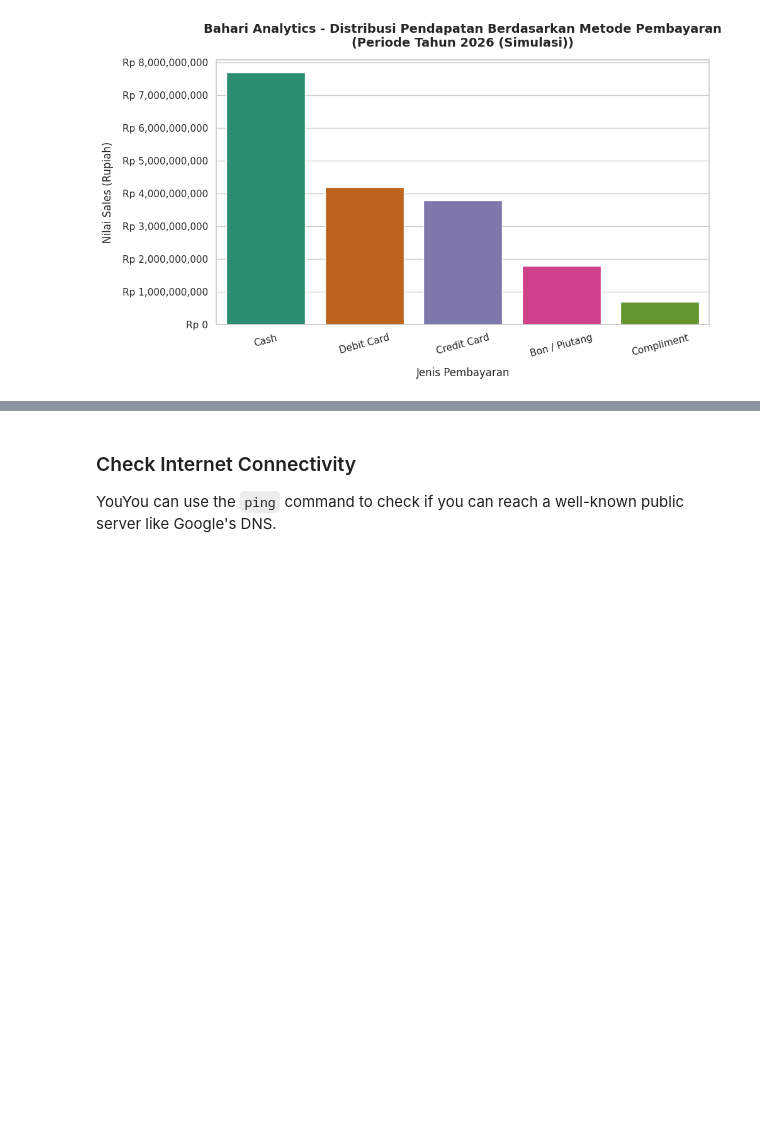
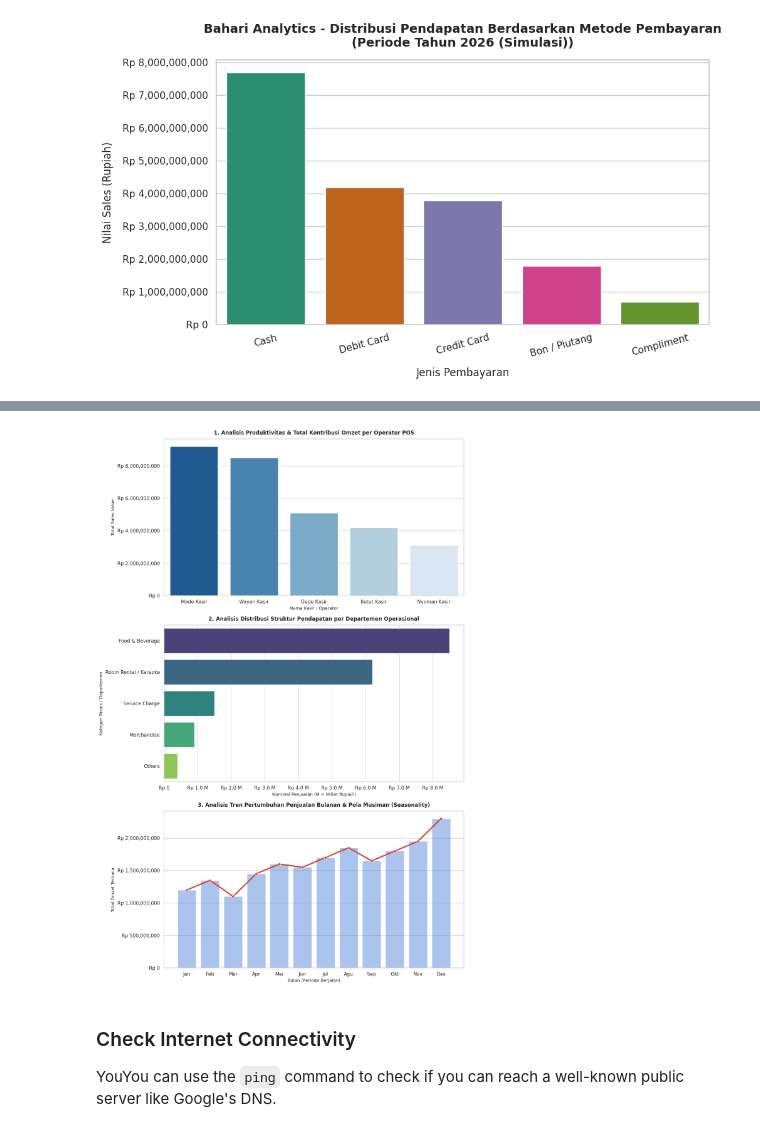
Before and after one commit to silayoga/bahari-analytics-portfolio, a Jupyter notebook: New_Bahari_Analitycs.ipynb, the cells around one changed output, grey strips where cells are left out. Cells and saved outputs as stored; diff of their text form; code cells hidden in the pictures; blank space fills up the shorter version.

```diff
--- a/New_Bahari_Analitycs.ipynb
+++ b/New_Bahari_Analitycs.ipynb
@@ -201,0 +450,98 @@ plt.show()
+# %%
+import pandas as pd
+import matplotlib.pyplot as plt
+import seaborn as sns
+import matplotlib.ticker as ticker
+from sqlalchemy import create_engine
+
+print("=== GENERATING STRATEGIC EXECUTIVE PORTFOLIO ANALYTICS (FIXED LAYOUT) ===")
+
+# Credentials Cloud Database
+DB_URL = "postgresql://postgres:KPRqqnOixuy4evRf@db.ckezmybqqfngouvzvaym.supabase.co:6543/postgres"
+
+# Setup Framework Data Hibrida
+try:
+    engine = create_engine(DB_URL, connect_args={"gssencmode": "disable"})
+    df_transaksi = pd.read_sql("SELECT * FROM v_transaksi_pos_supabase", engine)
+    df_pembayaran = pd.read_sql("SELECT * FROM v_data_pembayaran", engine)
+    print("Status: Connected to Supabase Cloud Engine. Processing live tables...")
+
+except Exception as e:
+    print("Status: Outbound cloud connection unreachable. Activating portfolio simulation sandbox...")
+
+    # SETUP MOCK DATA BERBASIS FIELD RIIL KASIR
+    mock_revenue_kasir = {
+        'nama_kasir': ['Ketut Kasir', 'Wayan Kasir', 'Gede Kasir', 'Made Kasir', 'Nyoman Kasir'],
+        'total_omzet': [4200000000, 8500000000, 5100000000, 9200000000, 3100000000]
+    }
+
+    mock_trend_bulanan = {
+        'bulan': ['Jan', 'Feb', 'Mar', 'Apr', 'Mei', 'Jun', 'Jul', 'Agu', 'Sep', 'Okt', 'Nov', 'Des'],
+        'total_sales': [1200000000, 1350000000, 1100000000, 1450000000, 1600000000, 1550000000, 1700000000, 1850000000, 1650000000, 1800000000, 1950000000, 2300000000]
+    }
+
+    mock_kategori = {
+        'kategori_bisnis': ['Food & Beverage', 'Room Rental / Karaoke', 'Service Charge', 'Merchandise', 'Others'],
+        'nominal_revenue': [8500000000, 6200000000, 1500000000, 900000000, 400000000]
+    }
+
+    df_rev_kasir = pd.DataFrame(mock_revenue_kasir)
+    df_trend = pd.DataFrame(mock_trend_bulanan)
+    df_kat = pd.DataFrame(mock_kategori)
+
+# ====================================================
+# 2. PROSES GENERATE KANVAS MULTI-GRAFIK (3 SUBPLOTS)
+# ====================================================
+fig, axes = plt.subplots(3, 1, figsize=(12, 18))
+sns.set_theme(style="whitegrid")
+
+# Formatter 1: Format Rupiah Standar Lengkap
+formatter_rp = ticker.FuncFormatter(lambda y, pos: f'Rp {y:,.0f}')
+
+# Formatter 2: Format Ringkas Miliar (M) untuk menghindari teks bertabrakan
+formatter_miliar = ticker.FuncFormatter(lambda x, pos: f'Rp {x*1e-9:.1f} M' if x > 0 else 'Rp 0')
+
+# --- CHART 1: PRODUKTIVITAS OMZET PER KASIR ---
+df_rev_kasir = df_rev_kasir.sort_values(by='total_omzet', ascending=False)
+sns.barplot(
+    x='nama_kasir',
+    y='total_omzet',
+    data=df_rev_kasir,
+    palette='Blues_r',
+    hue='nama_kasir',
+    legend=False,
+    ax=axes[0]
+)
+axes[0].yaxis.set_major_formatter(formatter_rp)
+axes[0].set_title('1. Analisis Produktivitas & Total Kontribusi Omzet per Operator POS', fontsize=12, weight='bold', pad=10)
+axes[0].set_xlabel('Nama Kasir / Operator', fontsize=10)
+axes[0].set_ylabel('Total Sales Value', fontsize=10)
+
+# --- CHART 2: DISTRIBUSI REVENUE PER KATEGORI BISNIS (TEROPTIMALKAN) ---
+df_kat = df_kat.sort_values(by='nominal_revenue', ascending=False)
+sns.barplot(
+    x='nominal_revenue',
+    y='kategori_bisnis',
+    data=df_kat,
+    palette='viridis',
+    hue='kategori_bisnis',
+    legend=False,
+    ax=axes[1]
+)
+# Solusi Utama: Menggunakan formatter ringkas "Miliar" agar label bersih & profesional
+axes[1].xaxis.set_major_formatter(formatter_miliar)
+axes[1].set_title('2. Analisis Distribusi Struktur Pendapatan per Departemen Operasional', fontsize=12, weight='bold', pad=10)
+axes[1].set_xlabel('Nominal Penjualan (M = Miliar Rupiah)', fontsize=10)
+axes[1].set_ylabel('Kategori Bisnis / Departemen', fontsize=10)
+
+# --- CHART 3: TREN PENJUALAN BULANAN (MoM GROWTH) ---
+sns.barplot(x='bulan', y='total_sales', data=df_trend, color='#4285F4', alpha=0.5, ax=axes[2])
+sns.lineplot(x='bulan', y='total_sales', data=df_trend, marker='o', color='#DB4437', linewidth=3, ax=axes[2])
+axes[2].yaxis.set_major_formatter(formatter_rp)
+axes[2].set_title('3. Analisis Tren Pertumbuhan Penjualan Bulanan & Pola Musiman (Seasonality)', fontsize=12, weight='bold', pad=10)
+axes[2].set_xlabel('Bulan (Periode Berjalan)', fontsize=10)
+axes[2].set_ylabel('Total Omzet Terbaca', fontsize=10)
+
+plt.tight_layout()
+plt.show()
+# %% [output]
@@ -202,3 +550,4 @@ plt.show()
+[figure, added]
 # %% [markdown]
 ### Check Internet Connectivity
 
```
Also changed, not shown: parts of 4 cells of this notebook.
